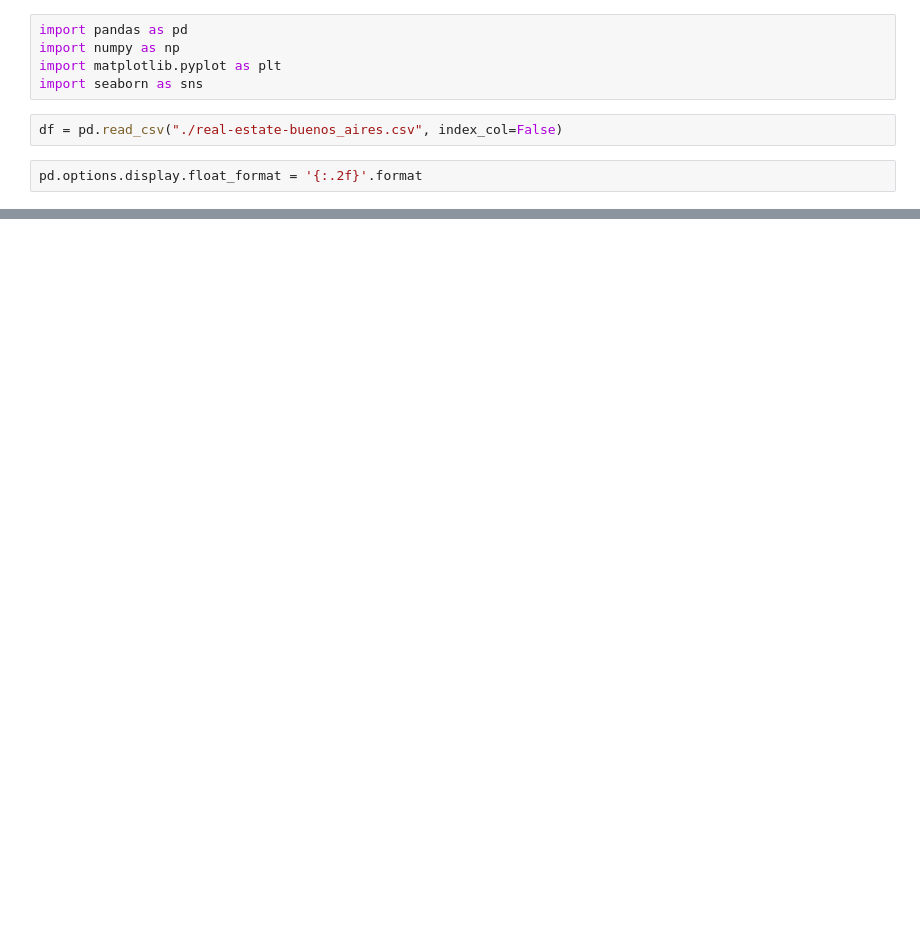
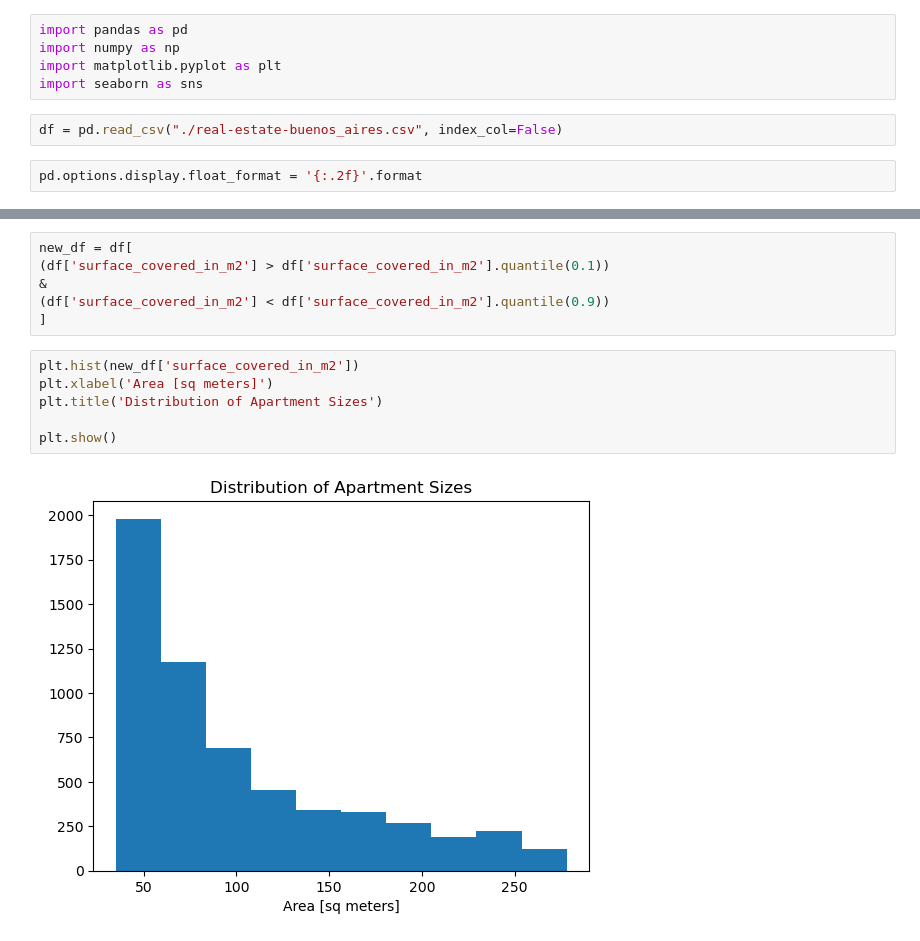
Before and after one commit to youssef-laouina/alx-solution-seekers, a Jupyter notebook: Study Group Discussions/Notebooks/Side_notes.ipynb, the cells around one changed output, grey strips where cells are left out. Saved outputs shown, nothing was run; the diff lists cells and outputs as text; blank space fills up the shorter version.

```diff
--- a/Study Group Discussions/Notebooks/Side_notes.ipynb
+++ b/Study Group Discussions/Notebooks/Side_notes.ipynb
@@ -21,0 +63,14 @@ plt.show()
+# %%
+new_df = df[
+(df['surface_covered_in_m2'] > df['surface_covered_in_m2'].quantile(0.1))
+&
+(df['surface_covered_in_m2'] < df['surface_covered_in_m2'].quantile(0.9))
+]
+# %%
+plt.hist(new_df['surface_covered_in_m2'])
+plt.xlabel('Area [sq meters]')
+plt.title('Distribution of Apartment Sizes')
+
+plt.show()
+# %% [output]
+[figure, added]
```
Also changed, not shown: parts of 4 cells of this notebook, 3 other files.
